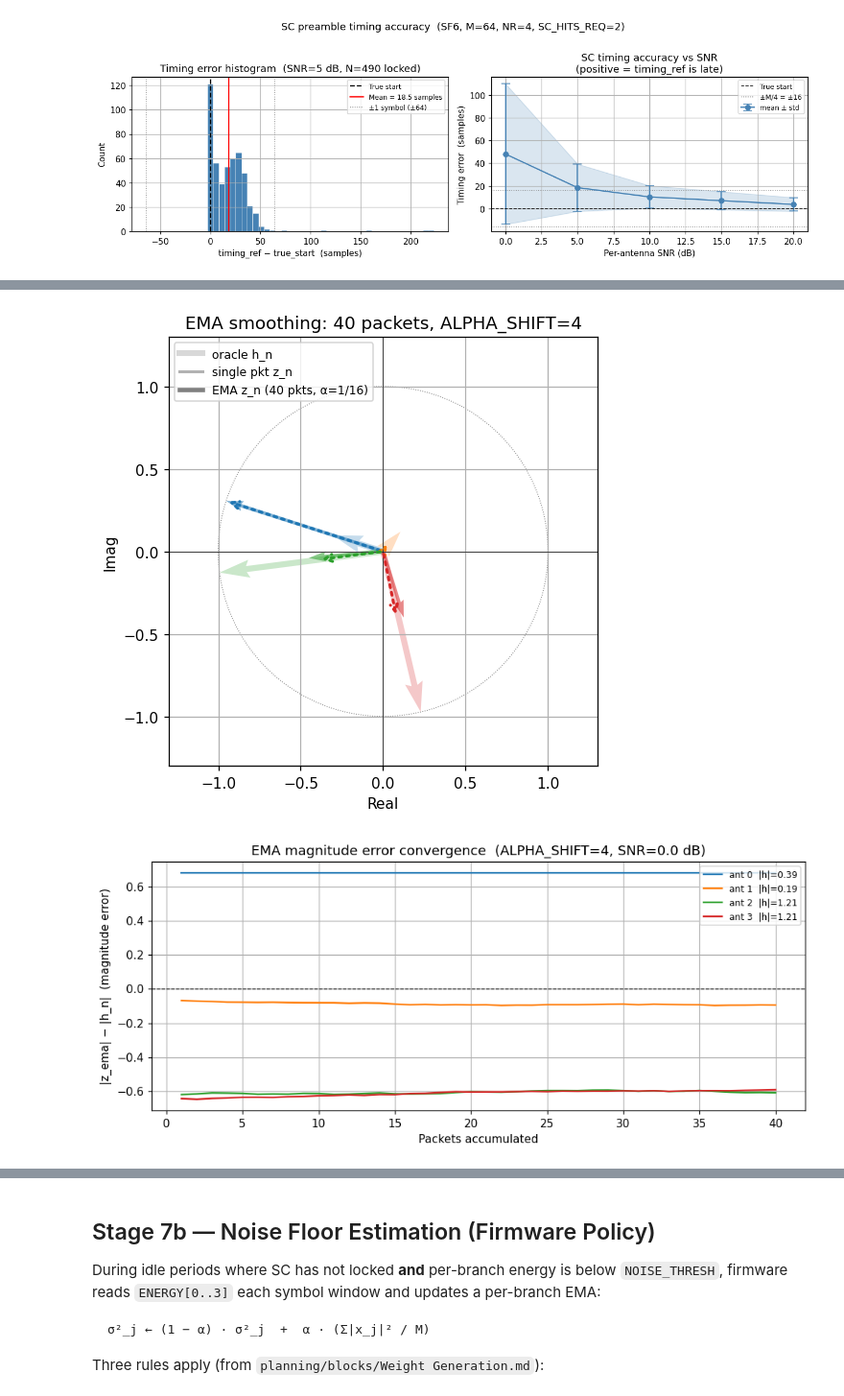
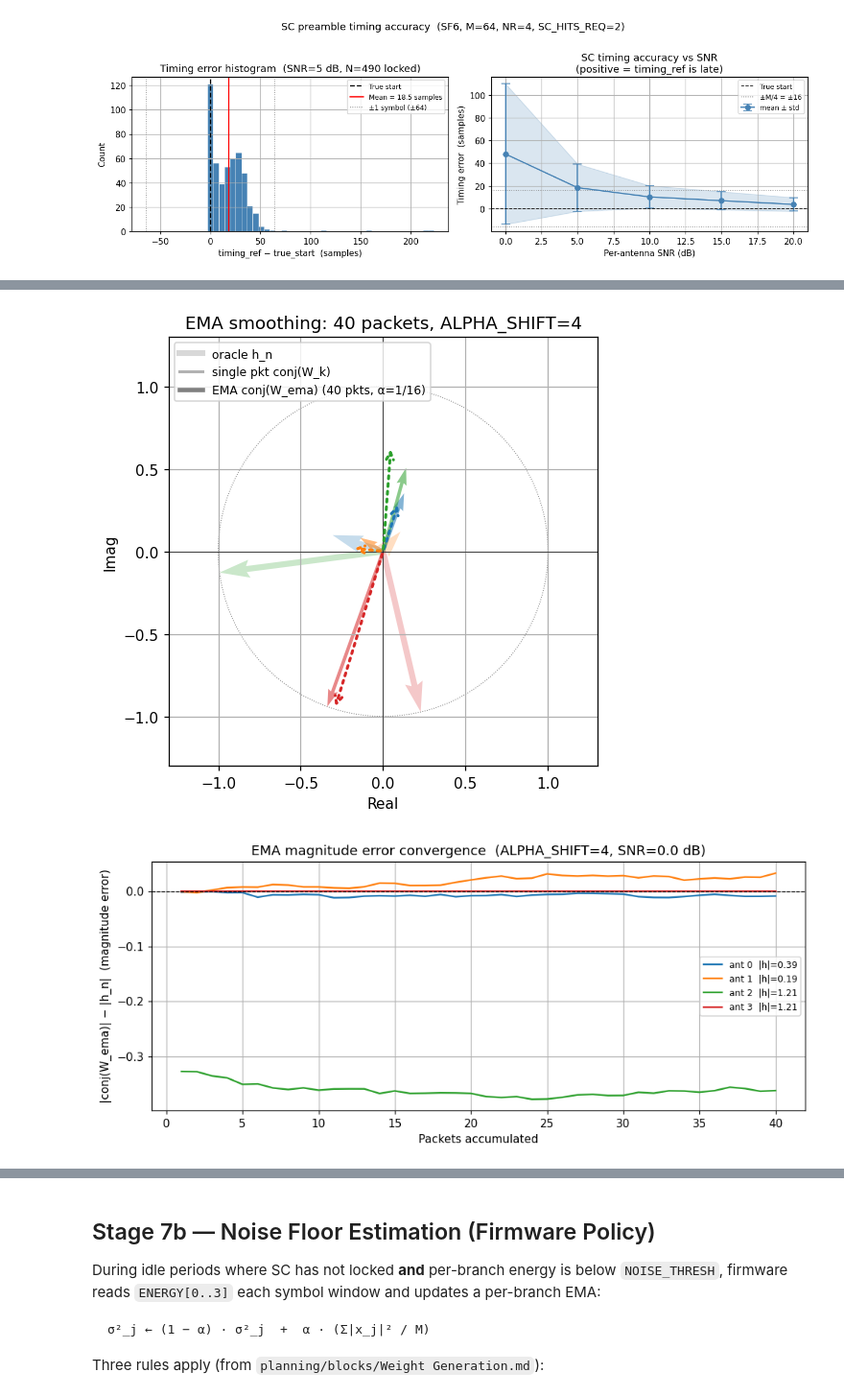
Before and after one commit to Sheffield-Chip-Design-Team/chipathon-2026-trouper, a Jupyter notebook: sim/notebooks/03_nonfft_dsp_chain.ipynb, the cells around one changed output, grey strips where cells are left out. Shown at 96% size. Saved outputs shown, nothing was run; the diff lists cells and outputs as text; code cells hidden in the pictures.

```diff
--- a/sim/notebooks/03_nonfft_dsp_chain.ipynb
+++ b/sim/notebooks/03_nonfft_dsp_chain.ipynb
@@ -198,3 +199,22 @@ print(f'8-bit saturated range: [{rx_8bit.real.min():.0f}, {rx_8bit.real.max():.0
 DC residual after removal (should be ~0): [0.0213  0.02144 0.05009 0.04669]
 Full-precision range: [-3.145, 3.302]
 8-bit saturated range: [-1, 1]
+# %%
+def to_int8_global(rx):
+    """Scale all branches by a single factor so peak → 120 (int8 headroom).
+
+    Uses one global scale across all NR branches so inter-branch amplitude
+    ratios are preserved — critical for correct MRC weighting.
+    Matches the RTL assumption: training_acc.v expects int8-amplitude inputs
+    and weight_gen.v SHIFT step is sized for |Z|/2^SF ≤ 8×127² < 2^18.
+    """
+    peak = np.max(np.abs(rx))
+    if peak == 0:
+        return rx.copy()
+    return np.round(rx * (120.0 / peak))
+
+
+rx_dcr_i8 = to_int8_global(rx_dcr)
+print(f'int8-scaled range: [{rx_dcr_i8.real.min():.0f}, {rx_dcr_i8.real.max():.0f}]')
+print(f'Expected W_k magnitude after scaling: ~{(np.max(np.abs(rx_dcr_i8))**2 * 333 / 3):.0f}'
+      f'  (was ~{(np.max(np.abs(rx_dcr))**2 * 333 / 3):.0f} float-scale)')
@@ -435,17 +483,16 @@ Z_ema[j] ← (1 − α) · Z_ema[j]  +  α · Z_j
 # %%
 # Cross-packet EMA: simulate N_EMA_PKTS packets on the same static channel.
-# Each packet produces a new Z_j; firmware EMA blends it with the running estimate.
+# Each packet produces a new W_k (all-pairs); firmware EMA blends it with the running estimate.
 N_EMA_PKTS  = 40
 ALPHA_SHIFT = 4
 alpha       = 2.0 ** (-ALPHA_SHIFT)
 
 sc_ema = SchmidlCoxDetector(M=M, threshold=0.5, hits_req=SC_HITS_REQ)
 
-Z_ema  = np.zeros(NR, dtype=complex)   # EMA accumulator (complex, per branch)
+W_ema    = np.zeros(NR, dtype=complex)
 n_seeded = 0
 
-# Track normalised estimates each packet for convergence plot
-z_history = []   # list of (NR,) arrays, one per locked packet
+w_history = []   # list of (NR,) normalised weight-direction arrays, one per locked packet
 
 for pkt in range(N_EMA_PKTS):
     b = int(rng.integers(0, M))
@@ -457,68 +504,66 @@ for pkt in range(N_EMA_PKTS):
     if not res_pkt.lock:
         continue
 
-    Z_new, _, _ = training_accumulate(dcr_pkt, res_pkt.lock_sample, res_pkt.timing_ref, M)
+    dcr_pkt_i8 = to_int8_global(dcr_pkt)
+    W_new, _ = training_accumulate_allpairs(dcr_pkt_i8, res_pkt.lock_sample, res_pkt.timing_ref, M)
 
     if n_seeded == 0:
-        Z_ema = Z_new.copy()           # cold-start: seed directly
+        W_ema = W_new.copy()
     else:
-        Z_ema = (1 - alpha) * Z_ema + alpha * Z_new
+        W_ema = (1 - alpha) * W_ema + alpha * W_new
     n_seeded += 1
 
-    # Normalise for tracking: same transform as cell 14
-    z_n_pkt = Z_ema / np.abs(Z_ema).max() * np.exp(1j * np.angle(h_true[0]))
-    z_history.append(z_n_pkt.copy())
+    wdir = np.conj(W_ema) / (np.abs(W_ema).max() + 1e-12)
+    w_history.append(wdir.copy())
 
-z_history = np.array(z_history)   # (locked_pkts, NR)
+w_history = np.array(w_history)   # (locked_pkts, NR)
 
 # ── Plot 1: phasor — oracle vs single-packet vs EMA-smoothed ──────────────────
-h_n = h_true / np.abs(h_true).max()
-z_single = Z_j / np.abs(Z_j).max() * np.exp(1j * np.angle(h_true[0]))   # from cell 14
-z_smoothed = z_history[-1]                                                  # after N packets
+h_n_ema     = h_true / np.abs(h_true).max()
+w_single_pk = np.conj(W_k) / (np.abs(W_k).max() + 1e-12)   # single-packet (from cell above)
+w_smoothed  = w_history[-1]
 
 fig, ax = plt.subplots(figsize=(5, 5))
-lim = max(np.abs(np.concatenate([h_n, z_single, z_smoothed])).max() * 1.3, 0.5)
+lim = max(np.abs(np.concatenate([h_n_ema, w_single_pk, w_smoothed])).max() * 1.3, 0.5)
 ax.set_xlim(-lim, lim); ax.set_ylim(-lim, lim)
 ax.add_patch(plt.Circle((0, 0), 1, color='grey', fill=False, lw=0.6, linestyle=':'))
 ax.axhline(0, color='k', lw=0.4); ax.axvline(0, color='k', lw=0.4)
 
 for j in range(NR):
-    # oracle — faded solid
-    ax.quiver(0, 0, h_n[j].real, h_n[j].imag,
+    ax.quiver(0, 0, h_n_ema[j].real, h_n_ema[j].imag,
               angles='xy', scale_units='xy', scale=1,
               color=f'C{j}', alpha=0.25, width=0.014)
-    # single-packet — semi-transparent solid
-    ax.quiver(0, 0, z_single[j].real, z_single[j].imag,
+    ax.quiver(0, 0, w_single_pk[j].real, w_single_pk[j].imag,
               angles='xy', scale_units='xy', scale=1,
               color=f'C{j}', alpha=0.55, width=0.008)
-    # EMA-smoothed — dotted (annotate supports linestyle; quiver does not)
-    ax.annotate('', xy=(z_smoothed[j].real, z_smoothed[j].imag), xytext=(0, 0),
+    ax.annotate('', xy=(w_smoothed[j].real, w_smoothed[j].imag), xytext=(0, 0),
                 arrowprops=dict(arrowstyle='->', color=f'C{j}', lw=2.0,
                                 linestyle='dotted', mutation_scale=12))
 
 from matplotlib.lines import Line2D
 legend_els = [
     Line2D([0],[0], color='grey', alpha=0.3, lw=4,  label='oracle h_n'),
-    Line2D([0],[0], color='grey', alpha=0.6, lw=2,  label='single pkt z_n'),
-    Line2D([0],[0], color='grey',            lw=3,  label=f'EMA z_n ({n_seeded} pkts, α=1/{2**ALPHA_SHIFT})'),
+    Line2D([0],[0], color='grey', alpha=0.6, lw=2,  label='single pkt conj(W_k)'),
+    Line2D([0],[0], color='grey',            lw=3,  label=f'EMA conj(W_ema) ({n_seeded} pkts, α=1/{2**ALPHA_SHIFT})'),
 ]
 ax.legend(handles=legend_els, fontsize=8, loc='upper left')
 ax.set_aspect('equal'); ax.set_xlabel('Real'); ax.set_ylabel('Imag')
 ax.set_title(f'EMA smoothing: {n_seeded} packets, ALPHA_SHIFT={ALPHA_SHIFT}')
 plt.tight_layout()
 show()
 
 # ── Plot 2: per-branch magnitude error vs packet count ────────────────────────
 fig, ax = plt.subplots(figsize=(9, 4))
-pkts = np.arange(1, len(z_history) + 1)
+pkts   = np.arange(1, len(w_history) + 1)
+h_n_mag = np.abs(h_n_ema)
 for j in range(NR):
-    mag_err = np.abs(z_history[:, j]) - np.abs(h_n[j])
+    mag_err = np.abs(w_history[:, j]) - h_n_mag[j]
     ax.plot(pkts, mag_err, label=f'ant {j}  |h|={abs(h_true[j]):.2f}', color=f'C{j}')
 ax.axhline(0, color='k', lw=0.8, linestyle='--')
-ax.set_xlabel('Packets accumulated'); ax.set_ylabel('|z_ema| − |h_n|  (magnitude error)')
+ax.set_xlabel('Packets accumulated'); ax.set_ylabel('|conj(W_ema)| − |h_n|  (magnitude error)')
 ax.set_title(f'EMA magnitude error convergence  (ALPHA_SHIFT={ALPHA_SHIFT}, SNR={SNR_DB} dB)')
 ax.legend(fontsize=8); plt.tight_layout()
 show()
 # %% [output]
-[figure, old version]
+[figure, new version]
-[figure, old version]
+[figure, new version]
```
Also changed, not shown: parts of 25 cells of this notebook, 1 other file.
